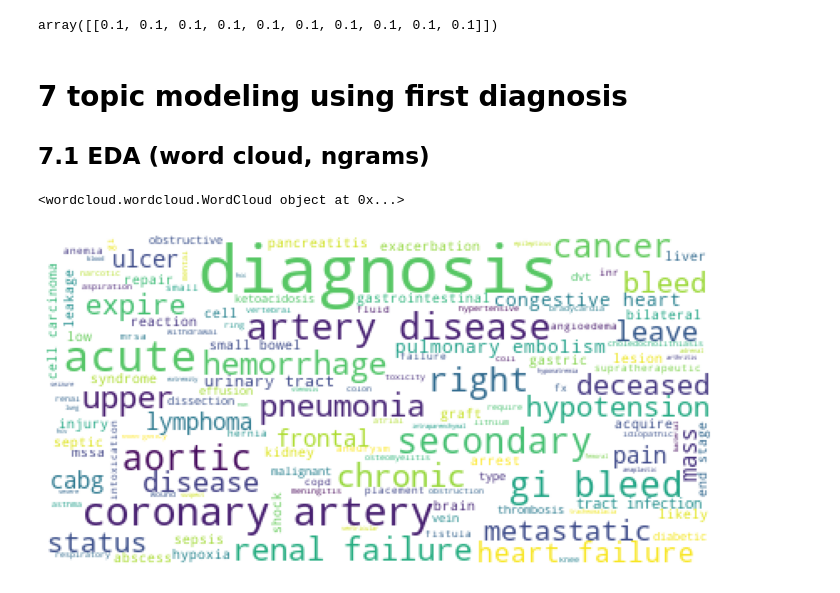
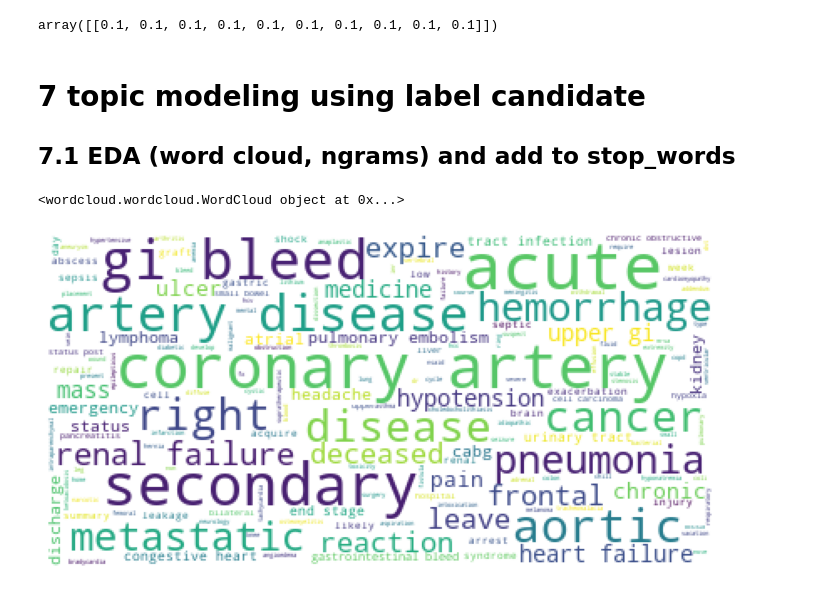
Before and after one commit to sindhri/topic_modeling, a Jupyter notebook: topic_modeling_grid.ipynb, the cells around one changed output. Saved outputs shown, nothing was run; the diff lists cells and outputs as text; code cells hidden in the pictures.

```diff
--- a/topic_modeling_grid.ipynb
+++ b/topic_modeling_grid.ipynb
@@ -1173,10 +1174,11 @@ prob_scores
 # %% [output]
 array([[0.1, 0.1, 0.1, 0.1, 0.1, 0.1, 0.1, 0.1, 0.1, 0.1]])
 # %% [markdown]
-# 7 topic modeling using first diagnosis
-## 7.1 EDA (word cloud, ngrams)
+# 7 topic modeling using label candidate
+## 7.1 EDA (word cloud, ngrams) and add to stop_words
-# %%
-make_word_cloud(df['first_diagnosis_preprocessed'], stop_words=default_stop_words())
-# %% [output]
-<wordcloud.wordcloud.WordCloud object at 0x...>
-[figure, removed]
+# %%
+stop_words = default_stop_words().union(['diagnosis','patient'])
+make_word_cloud(df['label_candidate'], stop_words=stop_words)
+# %% [output]
+<wordcloud.wordcloud.WordCloud object at 0x...>
+[figure, added]
```
Also changed, not shown: parts of 36 cells of this notebook.
